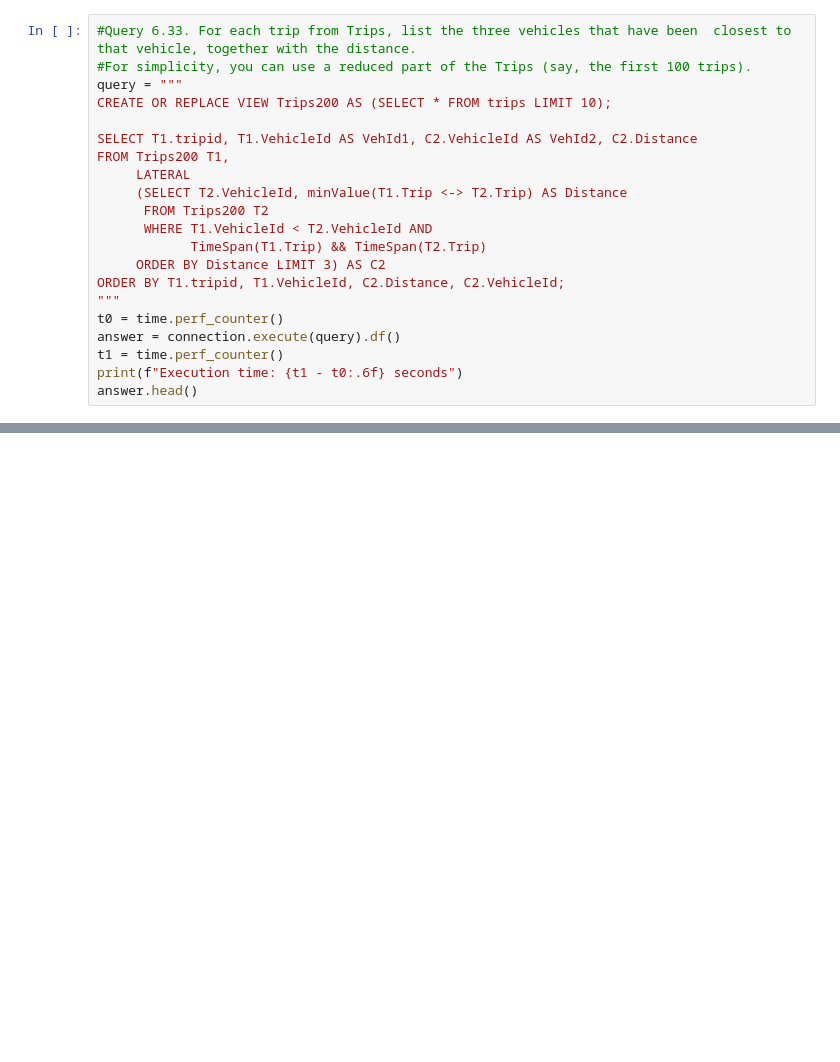
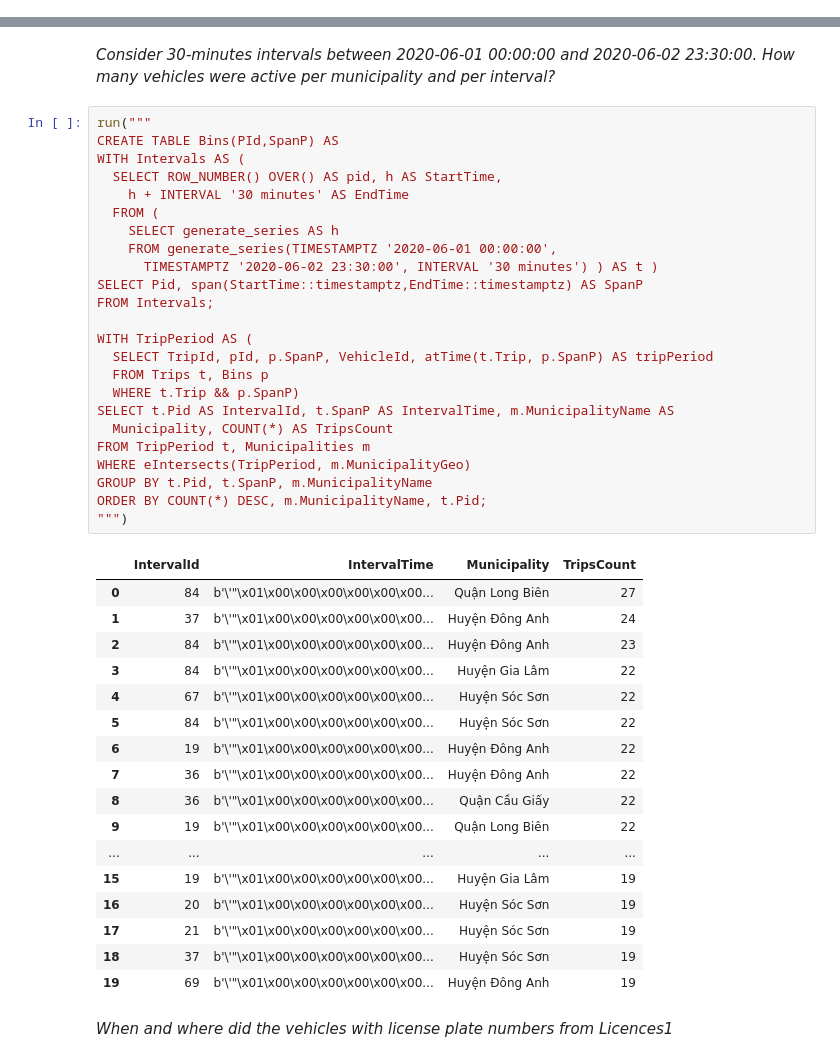
Before and after one commit to MobilityDB/MobilityDataScienceBookVol2, a Jupyter notebook: chapter7/hanoi-book.ipynb, the cells around one changed output, grey strips where cells are left out. Drawn from its saved outputs; the diff is of its cells as text; blank space fills up the shorter version.

```diff
--- a/chapter7/hanoi-book.ipynb
+++ b/chapter7/hanoi-book.ipynb
@@ -1113,21 +0,0 @@ m
-# %%
-#Query 6.33. For each trip from Trips, list the three vehicles that have been  closest to that vehicle, together with the distance.
-#For simplicity, you can use a reduced part of the Trips (say, the first 100 trips).
-query = """
-CREATE OR REPLACE VIEW Trips200 AS (SELECT * FROM trips LIMIT 10);
-
-SELECT T1.tripid, T1.VehicleId AS VehId1, C2.VehicleId AS VehId2, C2.Distance
-FROM Trips200 T1,
-     LATERAL
-     (SELECT T2.VehicleId, minValue(T1.Trip <-> T2.Trip) AS Distance
-      FROM Trips200 T2
-      WHERE T1.VehicleId < T2.VehicleId AND
-	        TimeSpan(T1.Trip) && TimeSpan(T2.Trip)
-     ORDER BY Distance LIMIT 3) AS C2
-ORDER BY T1.tripid, T1.VehicleId, C2.Distance, C2.VehicleId;
-"""
-t0 = time.perf_counter()
-answer = connection.execute(query).df()
-t1 = time.perf_counter()
-print(f"Execution time: {t1 - t0:.6f} seconds")
-answer.head()
@@ -1330,0 +219,46 @@ Execution time: 76.451387 seconds
+# %% [markdown]
+*Consider 30-minutes intervals between 2020-06-01 00:00:00 and 2020-06-02 23:30:00. How many vehicles were active per municipality and per interval?*
+# %%
+run("""
+CREATE TABLE Bins(PId,SpanP) AS
+WITH Intervals AS (
+  SELECT ROW_NUMBER() OVER() AS pid, h AS StartTime,
+    h + INTERVAL '30 minutes' AS EndTime
+  FROM (
+    SELECT generate_series AS h
+    FROM generate_series(TIMESTAMPTZ '2020-06-01 00:00:00',
+      TIMESTAMPTZ '2020-06-02 23:30:00', INTERVAL '30 minutes') ) AS t )
+SELECT Pid, span(StartTime::timestamptz,EndTime::timestamptz) AS SpanP
+FROM Intervals;
+
+WITH TripPeriod AS (
+  SELECT TripId, pId, p.SpanP, VehicleId, atTime(t.Trip, p.SpanP) AS tripPeriod
+  FROM Trips t, Bins p
+  WHERE t.Trip && p.SpanP)
+SELECT t.Pid AS IntervalId, t.SpanP AS IntervalTime, m.MunicipalityName AS
+  Municipality, COUNT(*) AS TripsCount
+FROM TripPeriod t, Municipalities m
+WHERE eIntersects(TripPeriod, m.MunicipalityGeo)
+GROUP BY t.Pid, t.SpanP, m.MunicipalityName
+ORDER BY COUNT(*) DESC, m.MunicipalityName, t.Pid;
+""")
+# %% [output]
+|  | IntervalId | IntervalTime | Municipality | TripsCount |
+| 0 | 84 | b'\'"\x01\x00\x00\x00\x00\x00\x00... | Quận Long Biên | 27 |
+| 1 | 37 | b'\'"\x01\x00\x00\x00\x00\x00\x00... | Huyện Đông Anh | 24 |
+| 2 | 84 | b'\'"\x01\x00\x00\x00\x00\x00\x00... | Huyện Đông Anh | 23 |
+| 3 | 84 | b'\'"\x01\x00\x00\x00\x00\x00\x00... | Huyện Gia Lâm | 22 |
+| 4 | 67 | b'\'"\x01\x00\x00\x00\x00\x00\x00... | Huyện Sóc Sơn | 22 |
+| 5 | 84 | b'\'"\x01\x00\x00\x00\x00\x00\x00... | Huyện Sóc Sơn | 22 |
+| 6 | 19 | b'\'"\x01\x00\x00\x00\x00\x00\x00... | Huyện Đông Anh | 22 |
+| 7 | 36 | b'\'"\x01\x00\x00\x00\x00\x00\x00... | Huyện Đông Anh | 22 |
+| 8 | 36 | b'\'"\x01\x00\x00\x00\x00\x00\x00... | Quận Cầu Giấy | 22 |
+| 9 | 19 | b'\'"\x01\x00\x00\x00\x00\x00\x00... | Quận Long Biên | 22 |
+| ... | ... | ... | ... | ... |
+| 15 | 19 | b'\'"\x01\x00\x00\x00\x00\x00\x00... | Huyện Gia Lâm | 19 |
+| 16 | 20 | b'\'"\x01\x00\x00\x00\x00\x00\x00... | Huyện Sóc Sơn | 19 |
+| 17 | 21 | b'\'"\x01\x00\x00\x00\x00\x00\x00... | Huyện Sóc Sơn | 19 |
+| 18 | 37 | b'\'"\x01\x00\x00\x00\x00\x00\x00... | Huyện Sóc Sơn | 19 |
+| 19 | 69 | b'\'"\x01\x00\x00\x00\x00\x00\x00... | Huyện Đông Anh | 19 |
+# %% [markdown]
+*When and where did the vehicles with license plate numbers from Licences1*
```
Also changed, not shown: parts of 95 cells of this notebook, 7 other files.
